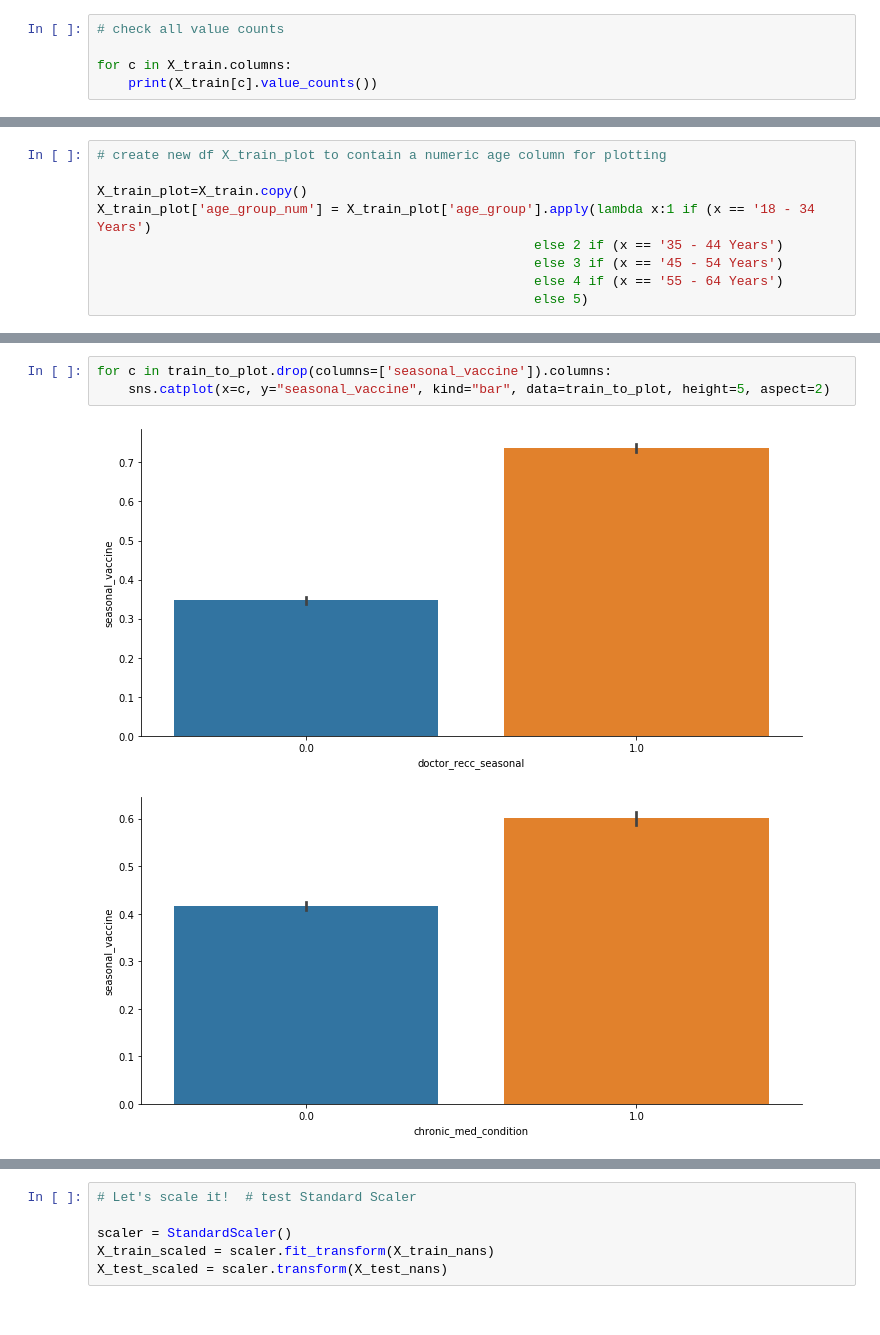
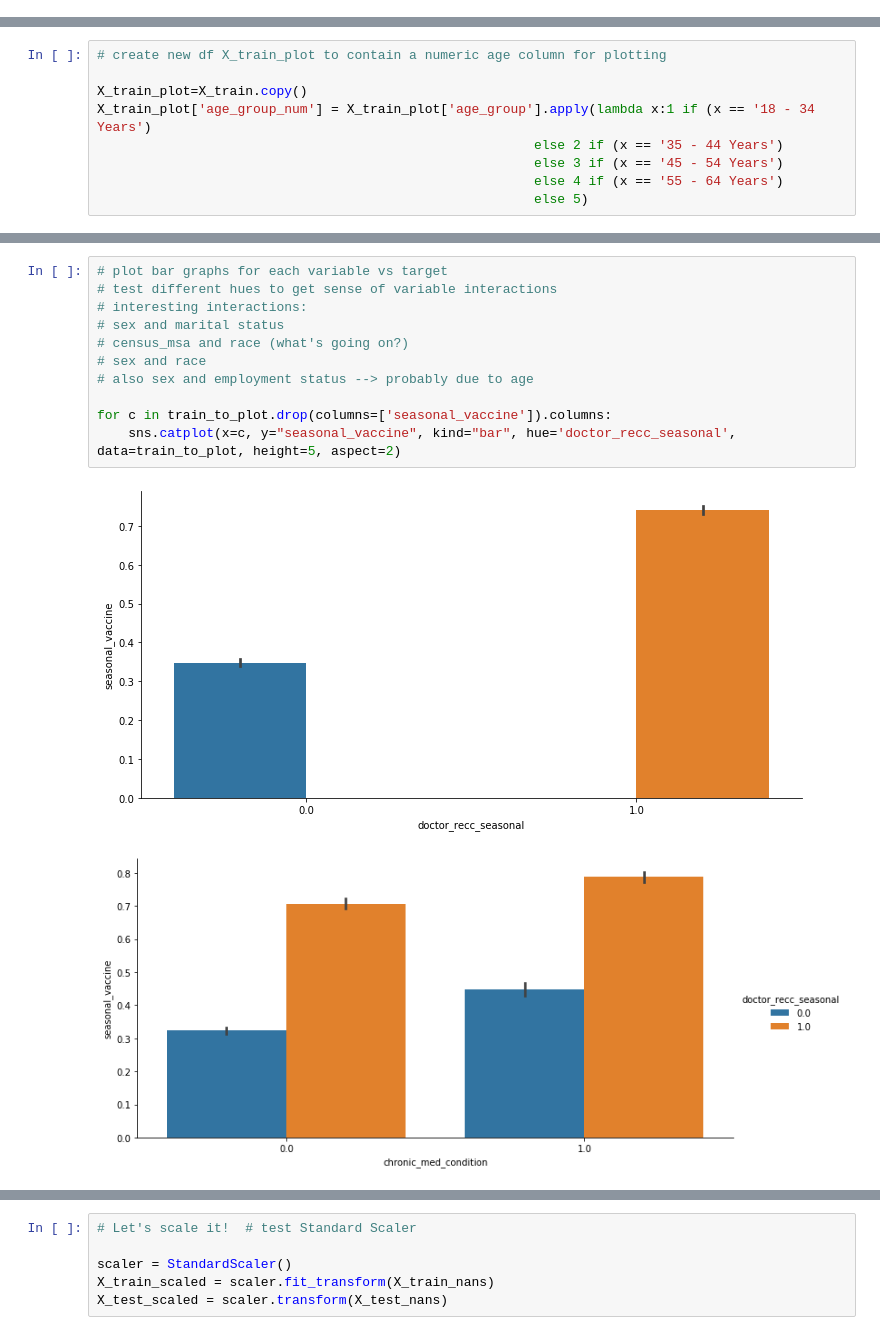
Before and after one commit to lilisbeit/Targeted-Flu-Vaccination-Outreach, a Jupyter notebook: variable-category-test.ipynb, the cells around one changed output, grey strips where cells are left out. Drawn from its saved outputs; the diff is of its cells as text.

```diff
--- a/variable-category-test.ipynb
+++ b/variable-category-test.ipynb
@@ -277,6 +285 @@ pvmttkik      66
 Name: employment_occupation, dtype: int64
-# %%
-# check all value counts
-
-for c in X_train.columns:
-    print(X_train[c].value_counts())
@@ -328,7 +313,15 @@ train_to_plot
 20030 rows × 14 columns
 # %%
+# plot bar graphs for each variable vs target
+# test different hues to get sense of variable interactions
+# interesting interactions:
+# sex and marital status
+# census_msa and race (what's going on?)
+# sex and race
+# also sex and employment status --> probably due to age
+
 for c in train_to_plot.drop(columns=['seasonal_vaccine']).columns:
-    sns.catplot(x=c, y="seasonal_vaccine", kind="bar", data=train_to_plot, height=5, aspect=2)
+    sns.catplot(x=c, y="seasonal_vaccine", kind="bar", hue='doctor_recc_seasonal', data=train_to_plot, height=5, aspect=2)
 # %% [output]
-[figure, old version]
+[figure, new version]
-[figure, old version]
+[figure, new version]
```
Also changed, not shown: parts of 59 cells of this notebook, 1 other file.
